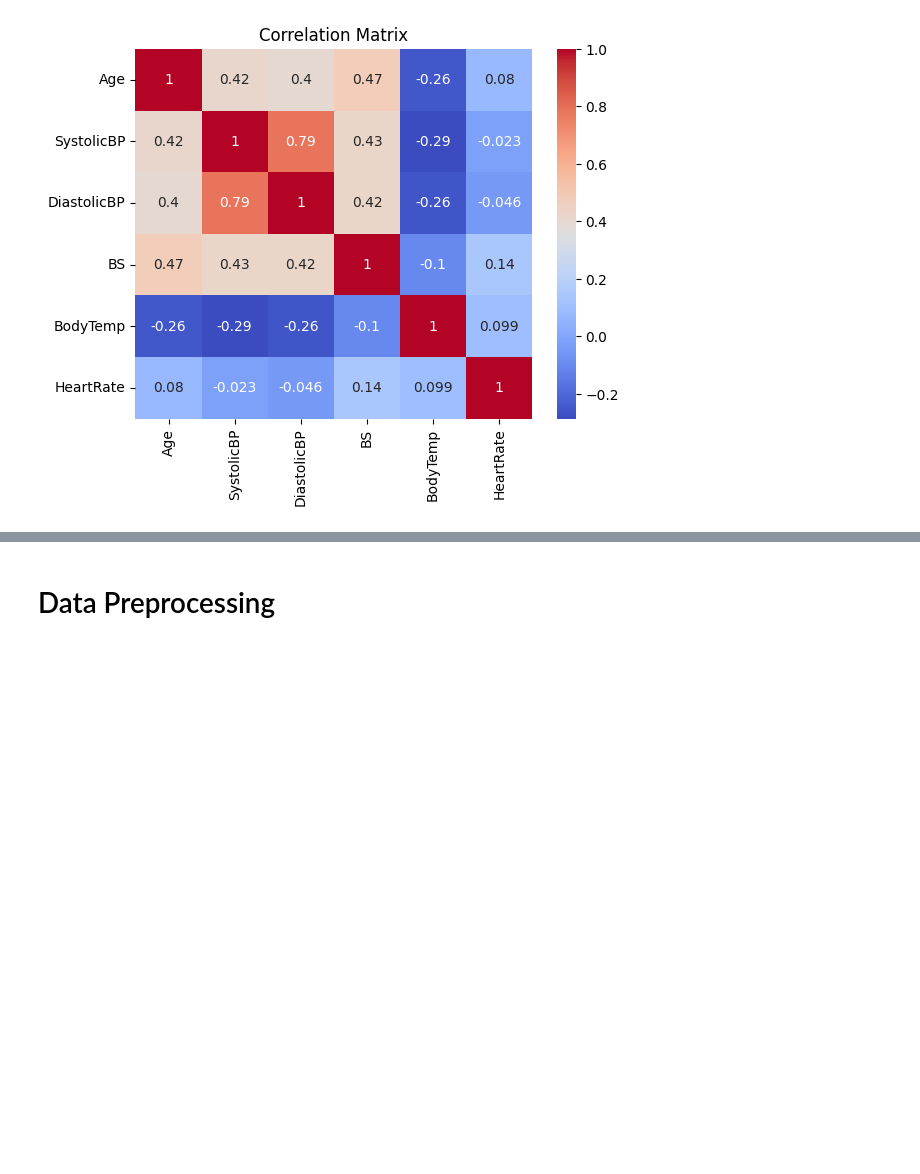
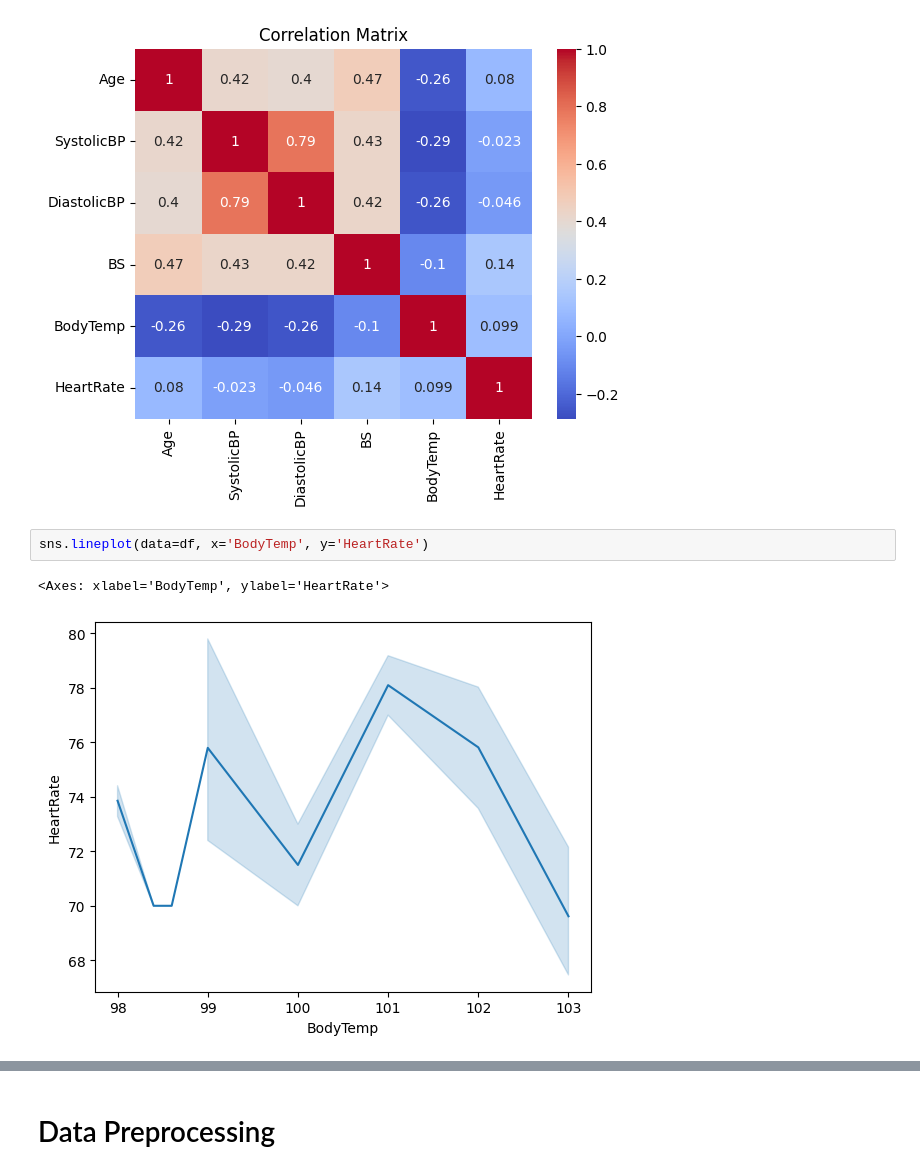
Before and after one commit to shyam007-srec/Sonar-Rock-vs-Mine-Prediction---Machine-Learning-Project, a Jupyter notebook: structural-health-monitoring-using-iot-and-ml.ipynb, the cells around one changed output, grey strips where cells are left out. Cells and saved outputs as stored; diff of their text form; blank space fills up the shorter version.

```diff
--- a/structural-health-monitoring-using-iot-and-ml.ipynb
+++ b/structural-health-monitoring-using-iot-and-ml.ipynb
@@ -84,3 +98,8 @@ plt.title("Correlation Matrix")
 plt.show()
 # %% [output]
 [figure]
+# %%
+sns.lineplot(data=df, x='BodyTemp', y='HeartRate')
+# %% [output]
+<Axes: xlabel='BodyTemp', ylabel='HeartRate'>
+[figure, added]
```
Also changed, not shown: parts of 9 cells of this notebook.
